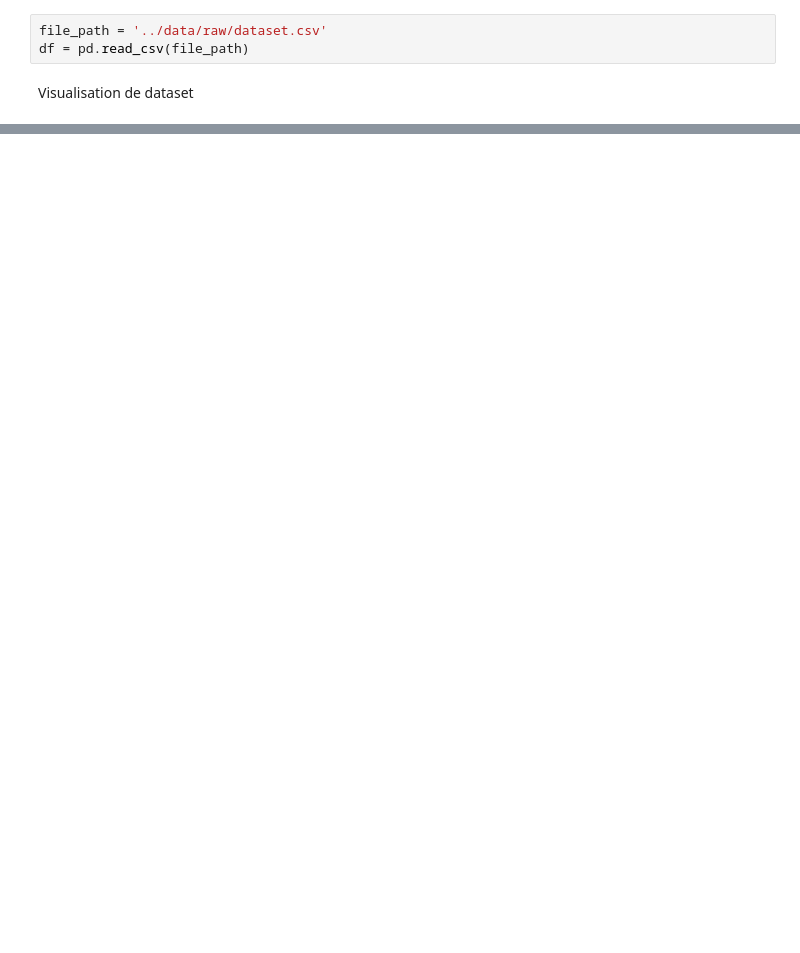
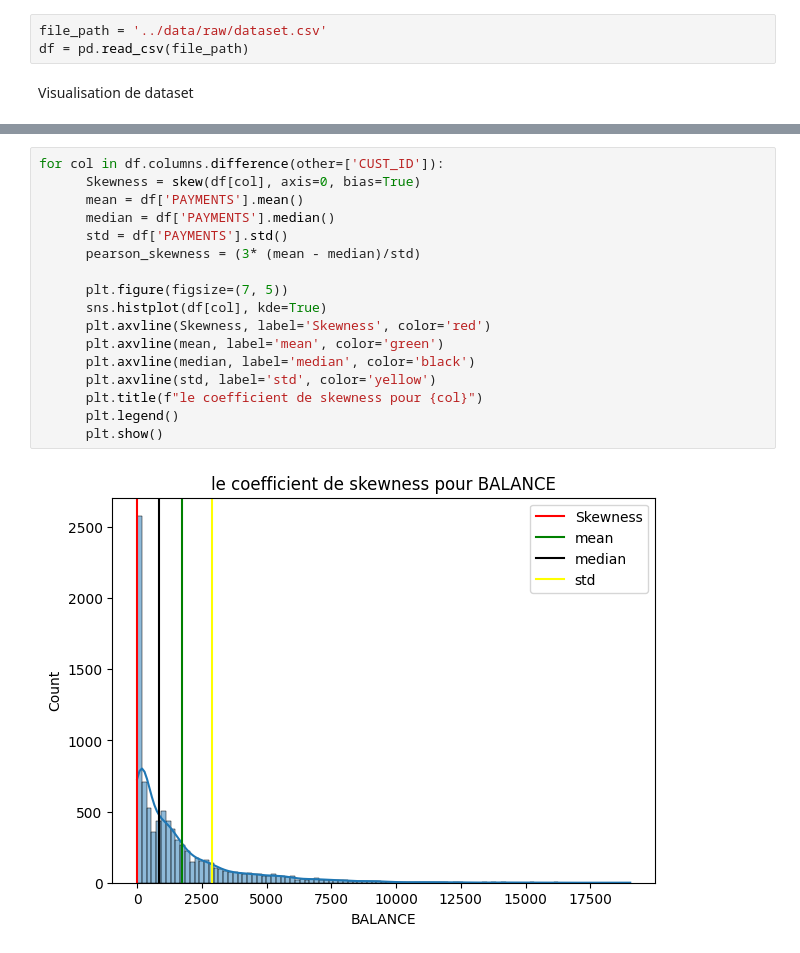
Before and after one commit to NohailaAitHammad/CardProfiler, a Jupyter notebook: notebooks/eda.ipynb, the cells around one changed output, grey strips where cells are left out. Drawn from its saved outputs; the diff is of its cells as text; blank space fills up the shorter version.

```diff
--- a/notebooks/eda.ipynb
+++ b/notebooks/eda.ipynb
@@ -37,0 +87,19 @@ df.describe(include='all')
+# %%
+for col in df.columns.difference(other=['CUST_ID']):
+      Skewness = skew(df[col], axis=0, bias=True)
+      mean = df['PAYMENTS'].mean()
+      median = df['PAYMENTS'].median()
+      std = df['PAYMENTS'].std()
+      pearson_skewness = (3* (mean - median)/std)
+
+      plt.figure(figsize=(7, 5))
+      sns.histplot(df[col], kde=True)
+      plt.axvline(Skewness, label='Skewness', color='red')
+      plt.axvline(mean, label='mean', color='green')
+      plt.axvline(median, label='median', color='black')
+      plt.axvline(std, label='std', color='yellow')
+      plt.title(f"le coefficient de skewness pour {col}")
+      plt.legend()
+      plt.show()
+# %% [output]
+[figure, added]
```
Also changed, not shown: parts of 107 cells of this notebook, 2 other files.
